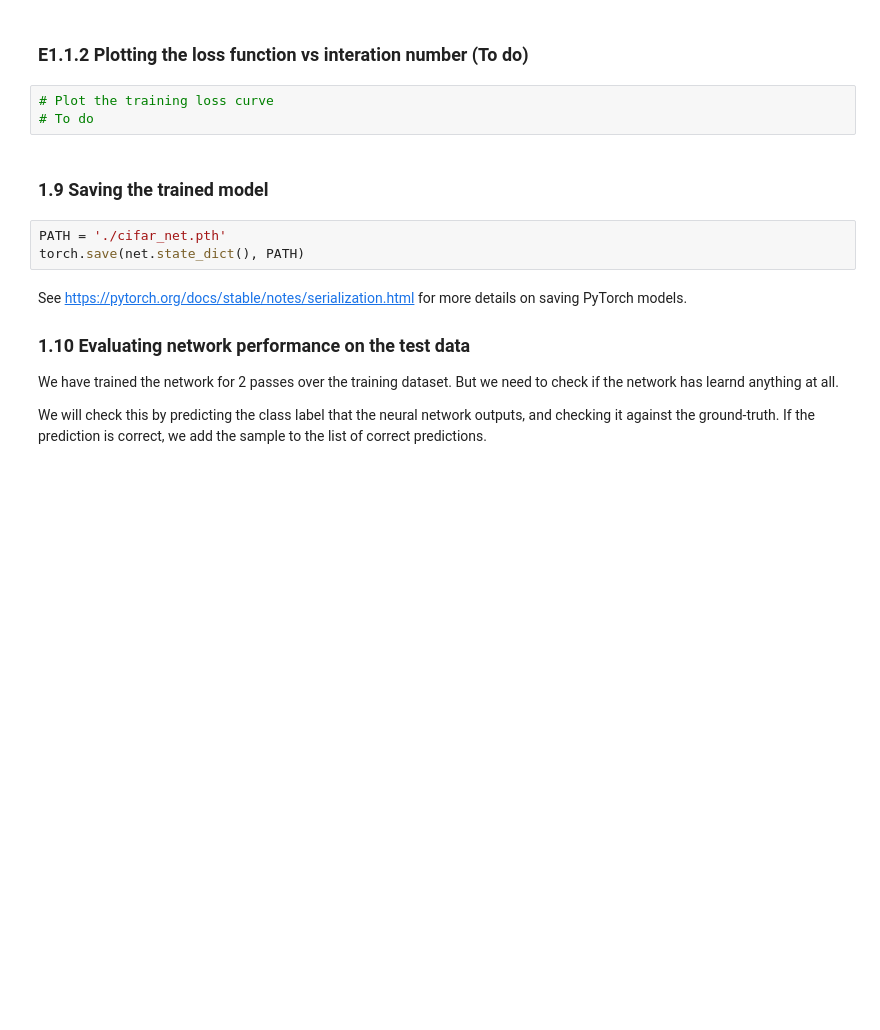
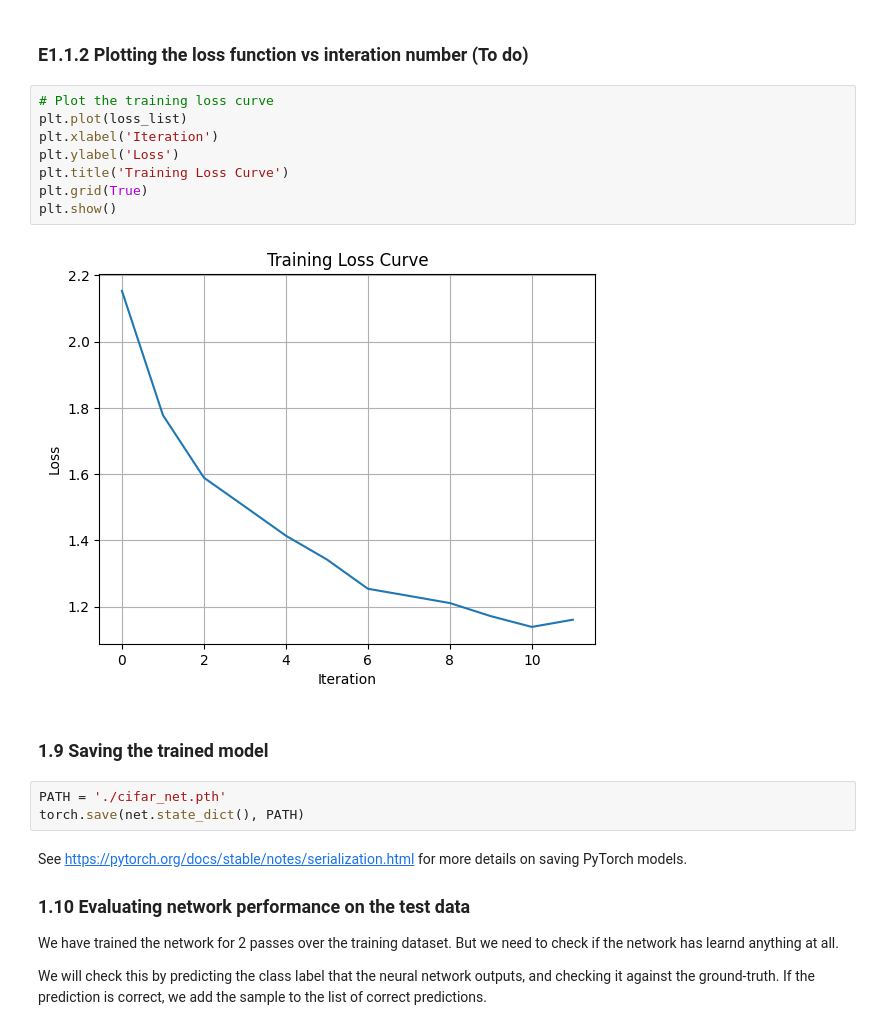
Before and after one commit to HoundZel/IE4424, a Jupyter notebook: week4/Part1_Image_Classification.ipynb, the cells around one changed output. Drawn from its saved outputs; the diff is of its cells as text; blank space fills up the shorter version.

```diff
--- a/week4/Part1_Image_Classification.ipynb
+++ b/week4/Part1_Image_Classification.ipynb
@@ -214,8 +273,15 @@ plt.show()
 # %% [markdown]
 ### E1.1.2 Plotting the loss function vs interation number (To do)
-# %%
-# Plot the training loss curve
-# To do
+# %%
+# Plot the training loss curve
+plt.plot(loss_list)
+plt.xlabel('Iteration')
+plt.ylabel('Loss')
+plt.title('Training Loss Curve')
+plt.grid(True)
+plt.show()
+# %% [output]
+[figure, added]
 # %% [markdown]
 ### 1.9 Saving the trained model
 # %%
```
Also changed, not shown: parts of 22 cells of this notebook, 3 other files.
